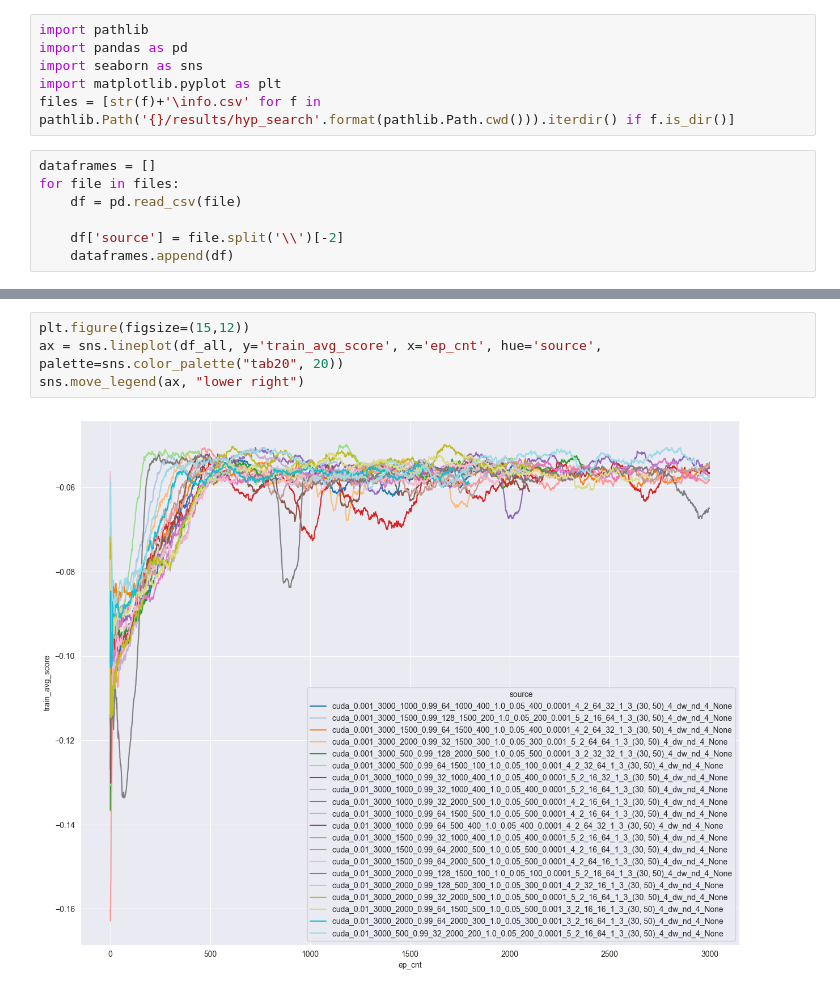
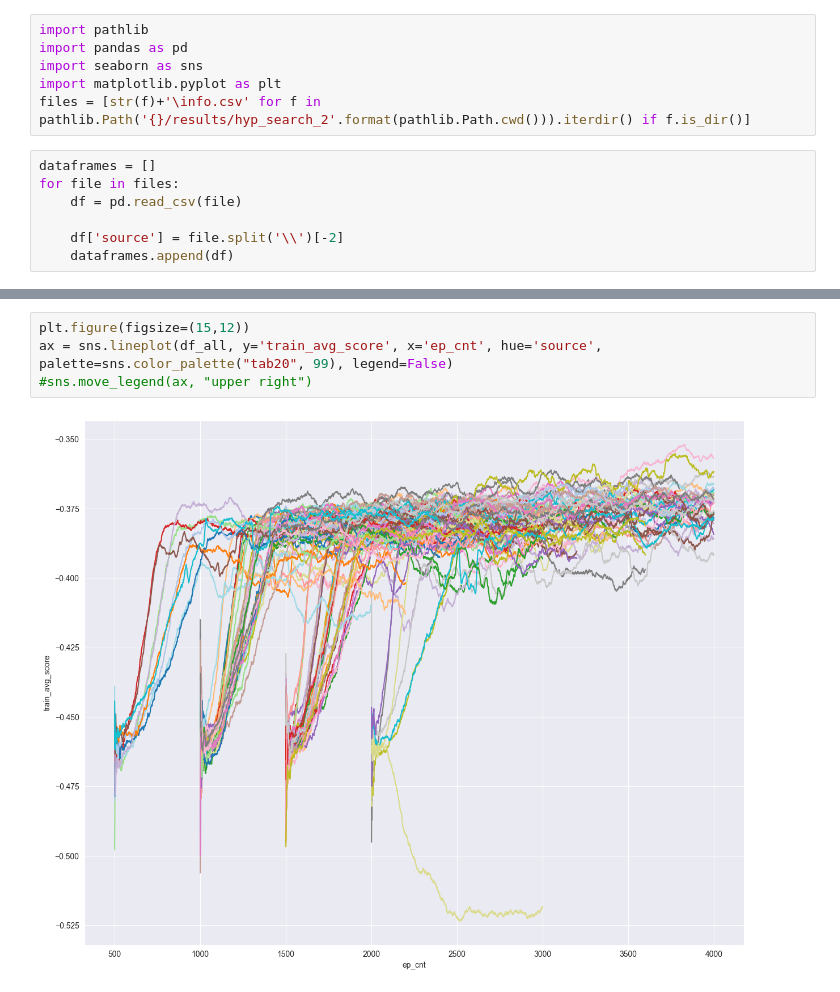
Before and after one commit to rituja-pardhi/ImpNode, a Jupyter notebook: DQN/optuna_train_dqn.ipynb, the cells around one changed output, grey strips where cells are left out. Cells and saved outputs as stored; diff of their text form.

```diff
--- a/DQN/optuna_train_dqn.ipynb
+++ b/DQN/optuna_train_dqn.ipynb
@@ -115,7 +133,7 @@ import pathlib
 import pandas as pd
 import seaborn as sns
 import matplotlib.pyplot as plt
-files = [str(f)+'\info.csv' for f in pathlib.Path('{}/results/hyp_search'.format(pathlib.Path.cwd())).iterdir() if f.is_dir()]
+files = [str(f)+'\info.csv' for f in pathlib.Path('{}/results/hyp_search_2'.format(pathlib.Path.cwd())).iterdir() if f.is_dir()]
 # %%
 dataframes = []
 for file in files:
@@ -143,6 +161,6 @@ df_all
 # %%
 plt.figure(figsize=(15,12))
-ax = sns.lineplot(df_all, y='train_avg_score', x='ep_cnt', hue='source', palette=sns.color_palette("tab20", 20))
-sns.move_legend(ax, "lower right")
+ax = sns.lineplot(df_all, y='train_avg_score', x='ep_cnt', hue='source', palette=sns.color_palette("tab20", 99), legend=False)
+#sns.move_legend(ax, "upper right")
 # %% [output]
-[figure, old version]
+[figure, new version]
```
Also changed, not shown: parts of 8 cells of this notebook, 15 other files.
